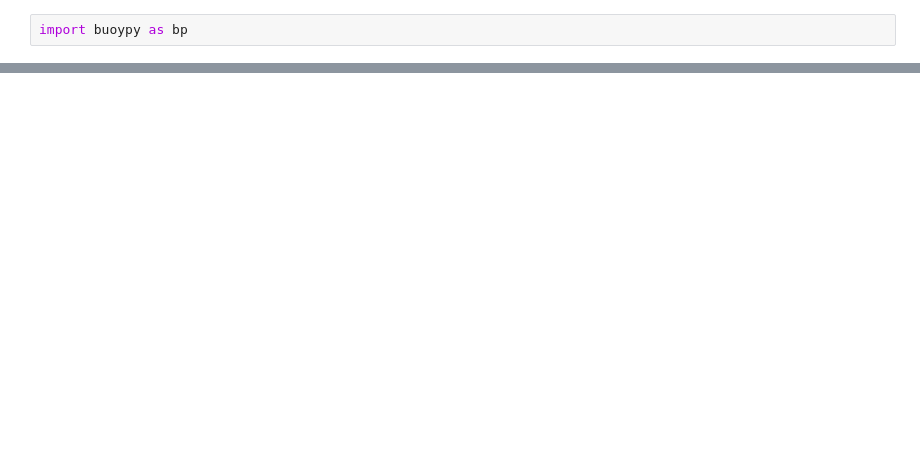
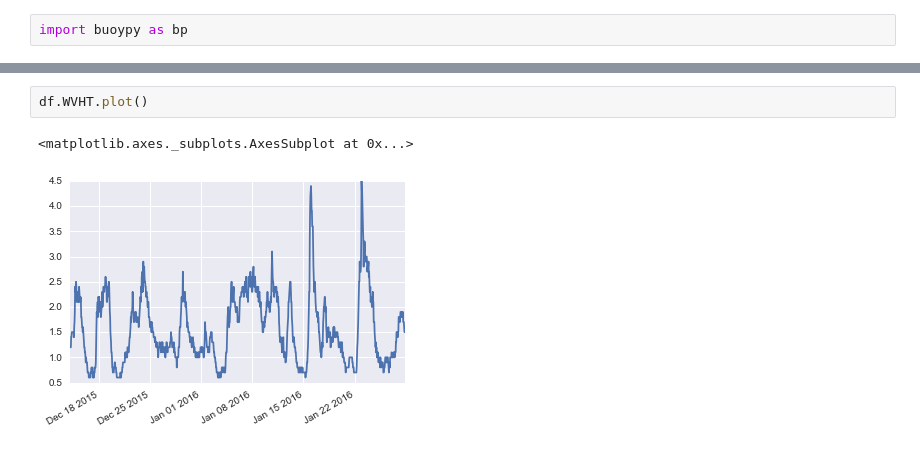
Before and after one commit to nickc1/buoypy, a Jupyter notebook: scripts/buoy_data_analysis.ipynb, the cells around one changed output, grey strips where cells are left out. Cells and saved outputs as stored; diff of their text form; blank space fills up the shorter version.

```diff
--- a/scripts/buoy_data_analysis.ipynb
+++ b/scripts/buoy_data_analysis.ipynb
@@ -95,0 +114,5 @@ sq.
+# %%
+df.WVHT.plot()
+# %% [output]
+<matplotlib.axes._subplots.AxesSubplot at 0x...>
+[figure, added]
```
Also changed, not shown: parts of 19 cells of this notebook, 3 other files.
